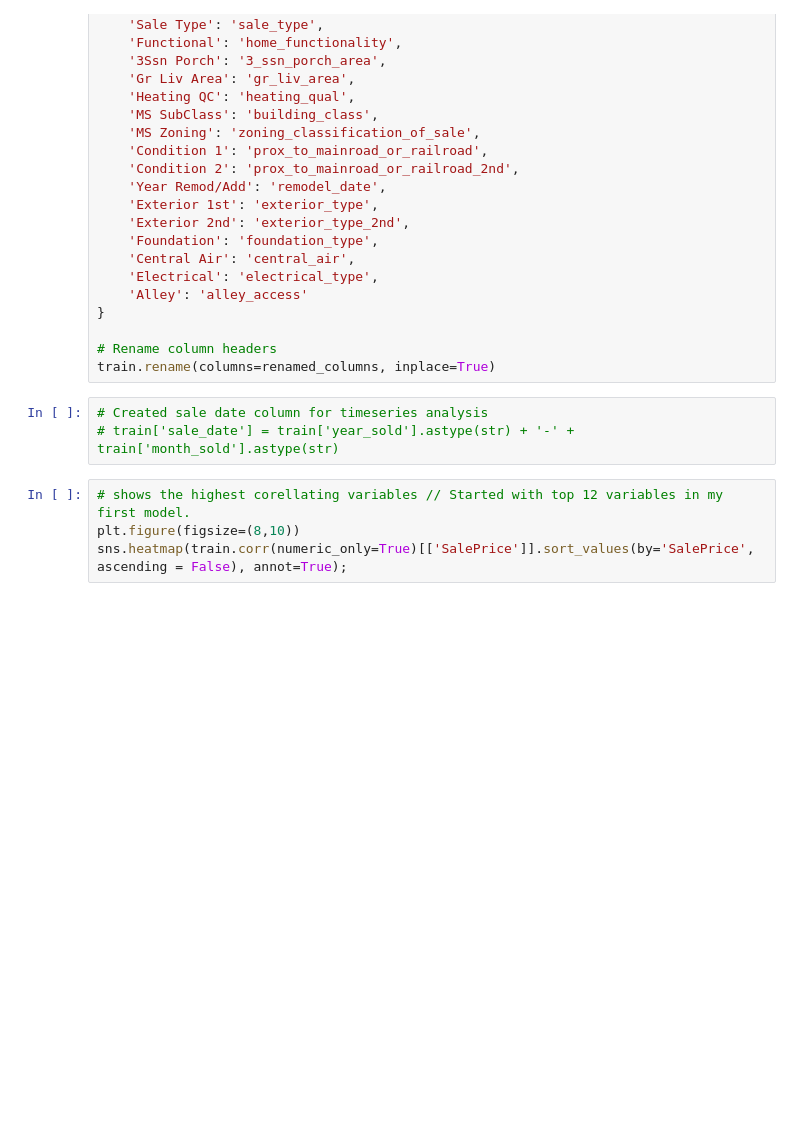
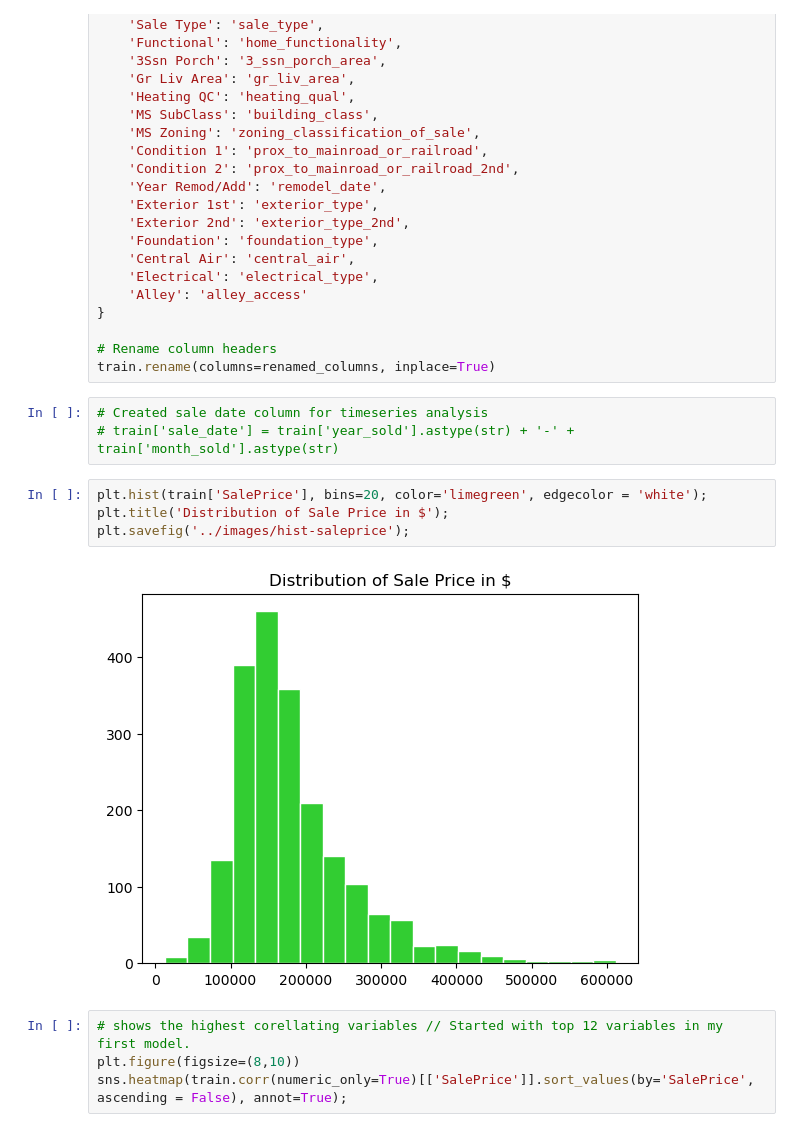
Before and after one commit to jayohhhhh/Ames-Iowa-Housing-Price-Model, a Jupyter notebook: code/final_model.ipynb, the cells around one changed output. Saved outputs shown, nothing was run; the diff lists cells and outputs as text; blank space fills up the shorter version.

```diff
--- a/code/final_model.ipynb
+++ b/code/final_model.ipynb
@@ -117,6 +121,12 @@ train.rename(columns=renamed_columns, inplace=True)
 # %%
 # Created sale date column for timeseries analysis
 # train['sale_date'] = train['year_sold'].astype(str) + '-' + train['month_sold'].astype(str)
+# %%
+plt.hist(train['SalePrice'], bins=20, color='limegreen', edgecolor = 'white');
+plt.title('Distribution of Sale Price in $');
+plt.savefig('../images/hist-saleprice');
+# %% [output]
+[figure, added]
 # %%
 # shows the highest corellating variables // Started with top 12 variables in my first model.
 plt.figure(figsize=(8,10))
```
Also changed, not shown: parts of 17 cells of this notebook, 4 other files.
